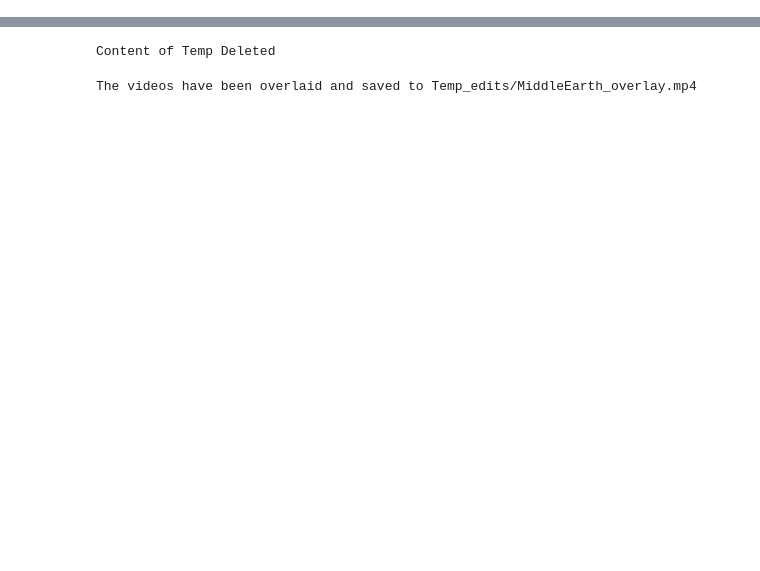
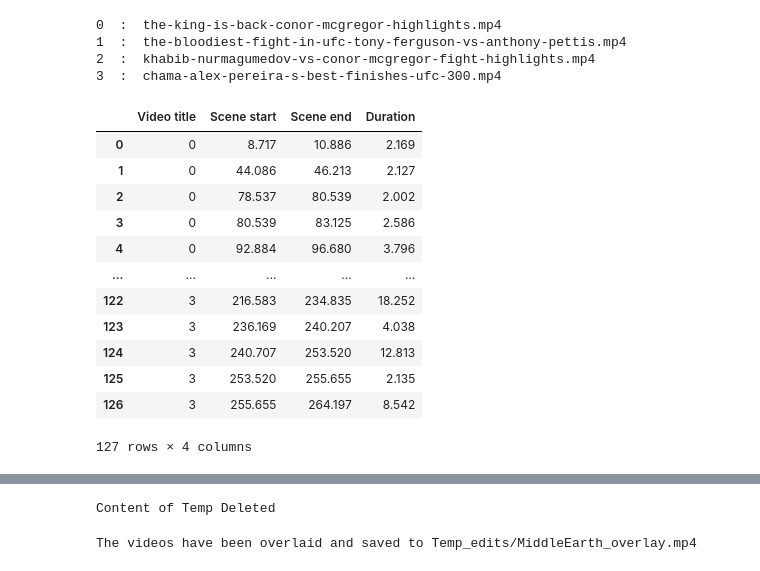
Before and after one commit to Mafaz03/qlips, a Jupyter notebook: all.ipynb, the cells around one changed output, grey strips where cells are left out. Cells and saved outputs as stored; diff of their text form; code cells hidden in the pictures; blank space fills up the shorter version.

```diff
--- a/all.ipynb
+++ b/all.ipynb
@@ -54,3 +87,25 @@ scene_df.head(10)
+# %%
+scene_df = get_scene_df(scene_dict, folder="Videos", clip=None, min_duration=2, max_duration=np.inf)
+scene_df = filter_overlapping_scenes(scene_df)
+scene_df
+# %% [output]
+0  :  the-king-is-back-conor-mcgregor-highlights.mp4
+1  :  the-bloodiest-fight-in-ufc-tony-ferguson-vs-anthony-pettis.mp4
+2  :  khabib-nurmagumedov-vs-conor-mcgregor-fight-highlights.mp4
+3  :  chama-alex-pereira-s-best-finishes-ufc-300.mp4
+|  | Video title | Scene start | Scene end | Duration |
+| 0 | 0 | 8.717 | 10.886 | 2.169 |
+| 1 | 0 | 44.086 | 46.213 | 2.127 |
+| 2 | 0 | 78.537 | 80.539 | 2.002 |
+| 3 | 0 | 80.539 | 83.125 | 2.586 |
+| 4 | 0 | 92.884 | 96.680 | 3.796 |
+| ... | ... | ... | ... | ... |
+| 122 | 3 | 216.583 | 234.835 | 18.252 |
+| 123 | 3 | 236.169 | 240.207 | 4.038 |
+| 124 | 3 | 240.707 | 253.520 | 12.813 |
+| 125 | 3 | 253.520 | 255.655 | 2.135 |
+| 126 | 3 | 255.655 | 264.197 | 8.542 |
+127 rows × 4 columns
 # %%
 plot_df(scene_df)
 # %% [output]
```
Also changed, not shown: parts of 16 cells of this notebook, 8 other files.
